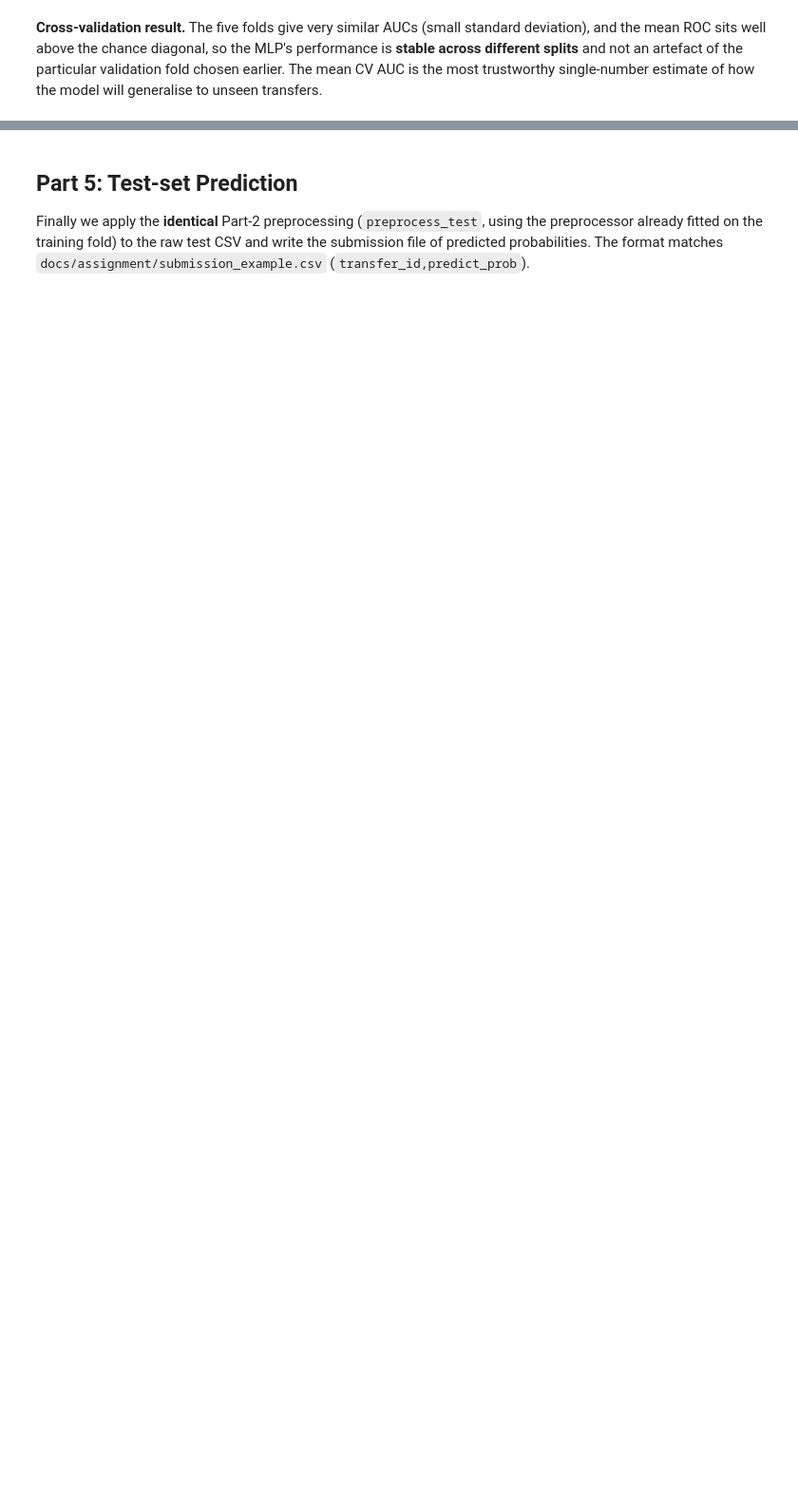
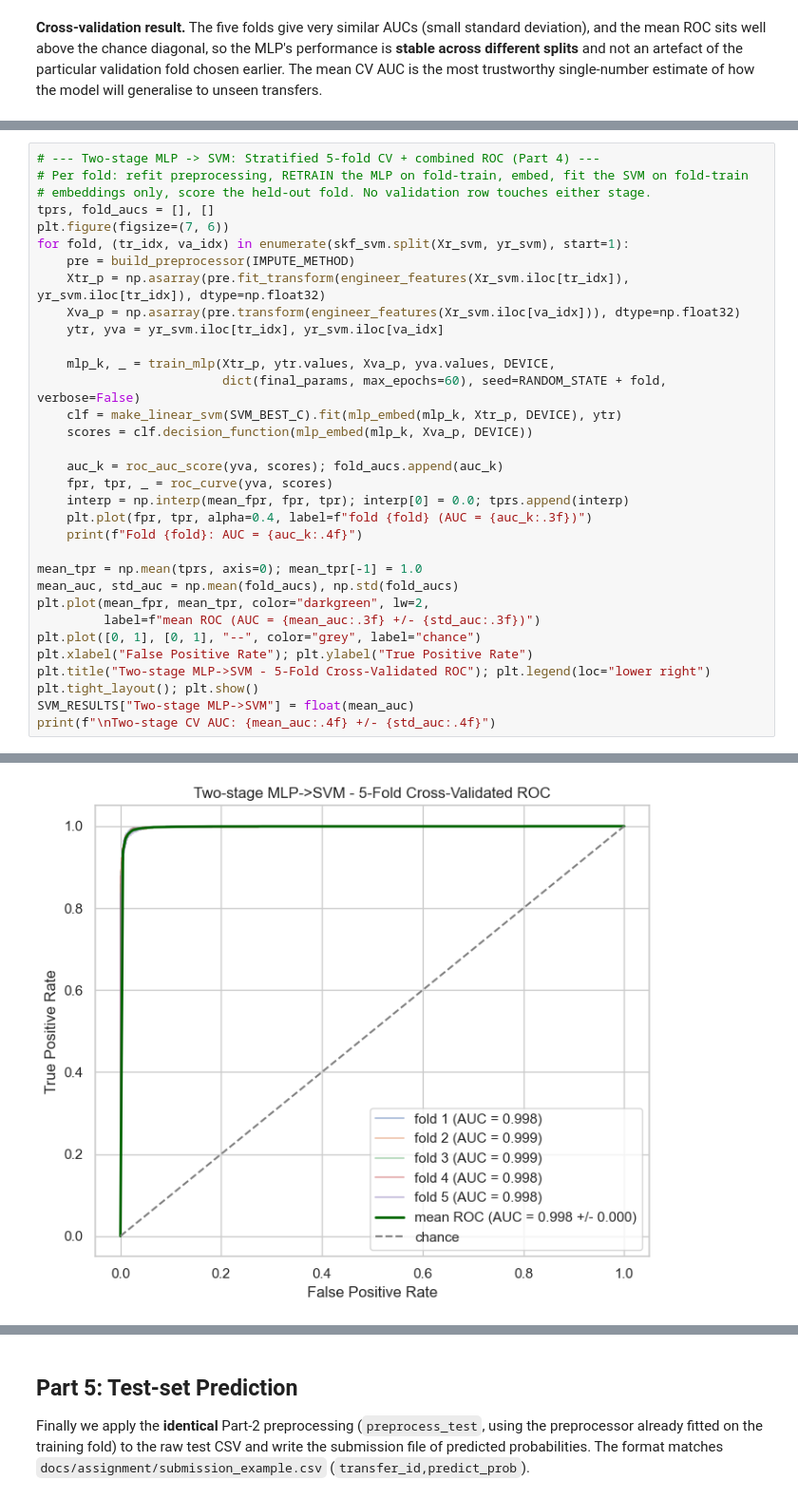
Before and after one commit to tomerbd007/LogisticsTransferPrediction, a Jupyter notebook: main.ipynb, the cells around one changed output, grey strips where cells are left out. Shown at 95% size. Drawn from its saved outputs; the diff is of its cells as text; blank space fills up the shorter version.

```diff
--- a/main.ipynb
+++ b/main.ipynb
@@ -1727,0 +2158,34 @@ transfers.
+# %%
+# --- Two-stage MLP -> SVM: Stratified 5-fold CV + combined ROC (Part 4) ---
+# Per fold: refit preprocessing, RETRAIN the MLP on fold-train, embed, fit the SVM on fold-train
+# embeddings only, score the held-out fold. No validation row touches either stage.
+tprs, fold_aucs = [], []
+plt.figure(figsize=(7, 6))
+for fold, (tr_idx, va_idx) in enumerate(skf_svm.split(Xr_svm, yr_svm), start=1):
+    pre = build_preprocessor(IMPUTE_METHOD)
+    Xtr_p = np.asarray(pre.fit_transform(engineer_features(Xr_svm.iloc[tr_idx]), yr_svm.iloc[tr_idx]), dtype=np.float32)
+    Xva_p = np.asarray(pre.transform(engineer_features(Xr_svm.iloc[va_idx])), dtype=np.float32)
+    ytr, yva = yr_svm.iloc[tr_idx], yr_svm.iloc[va_idx]
+
+    mlp_k, _ = train_mlp(Xtr_p, ytr.values, Xva_p, yva.values, DEVICE,
+                         dict(final_params, max_epochs=60), seed=RANDOM_STATE + fold, verbose=False)
+    clf = make_linear_svm(SVM_BEST_C).fit(mlp_embed(mlp_k, Xtr_p, DEVICE), ytr)
+    scores = clf.decision_function(mlp_embed(mlp_k, Xva_p, DEVICE))
+
+    auc_k = roc_auc_score(yva, scores); fold_aucs.append(auc_k)
+    fpr, tpr, _ = roc_curve(yva, scores)
+    interp = np.interp(mean_fpr, fpr, tpr); interp[0] = 0.0; tprs.append(interp)
+    plt.plot(fpr, tpr, alpha=0.4, label=f"fold {fold} (AUC = {auc_k:.3f})")
+    print(f"Fold {fold}: AUC = {auc_k:.4f}")
+
+mean_tpr = np.mean(tprs, axis=0); mean_tpr[-1] = 1.0
+mean_auc, std_auc = np.mean(fold_aucs), np.std(fold_aucs)
+plt.plot(mean_fpr, mean_tpr, color="darkgreen", lw=2,
+         label=f"mean ROC (AUC = {mean_auc:.3f} +/- {std_auc:.3f})")
+plt.plot([0, 1], [0, 1], "--", color="grey", label="chance")
+plt.xlabel("False Positive Rate"); plt.ylabel("True Positive Rate")
+plt.title("Two-stage MLP->SVM - 5-Fold Cross-Validated ROC"); plt.legend(loc="lower right")
+plt.tight_layout(); plt.show()
+SVM_RESULTS["Two-stage MLP->SVM"] = float(mean_auc)
+print(f"\nTwo-stage CV AUC: {mean_auc:.4f} +/- {std_auc:.4f}")
+# %% [output]
@@ -1727,0 +2197 @@ transfers.
+[figure, added]
```
Also changed, not shown: parts of 27 cells of this notebook, 1 other file.
